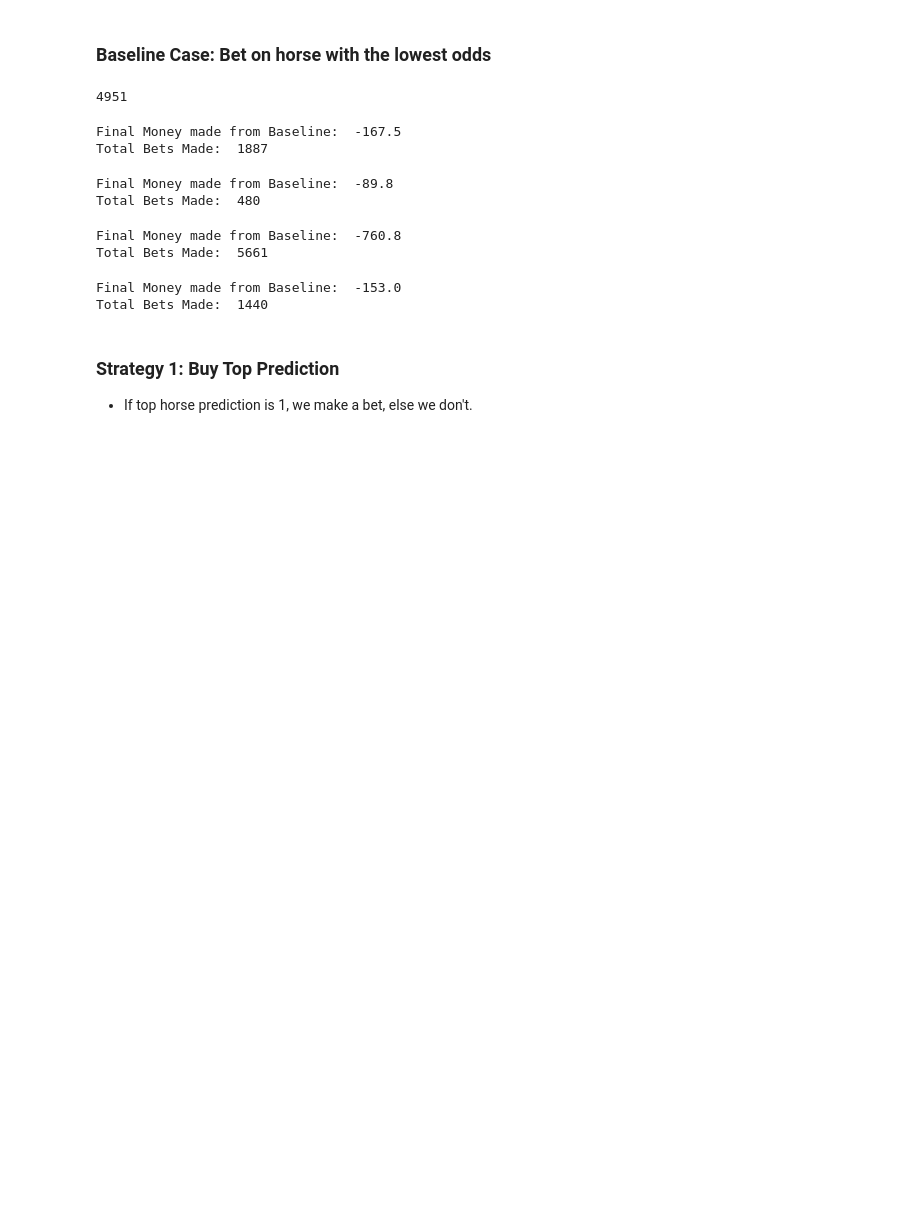
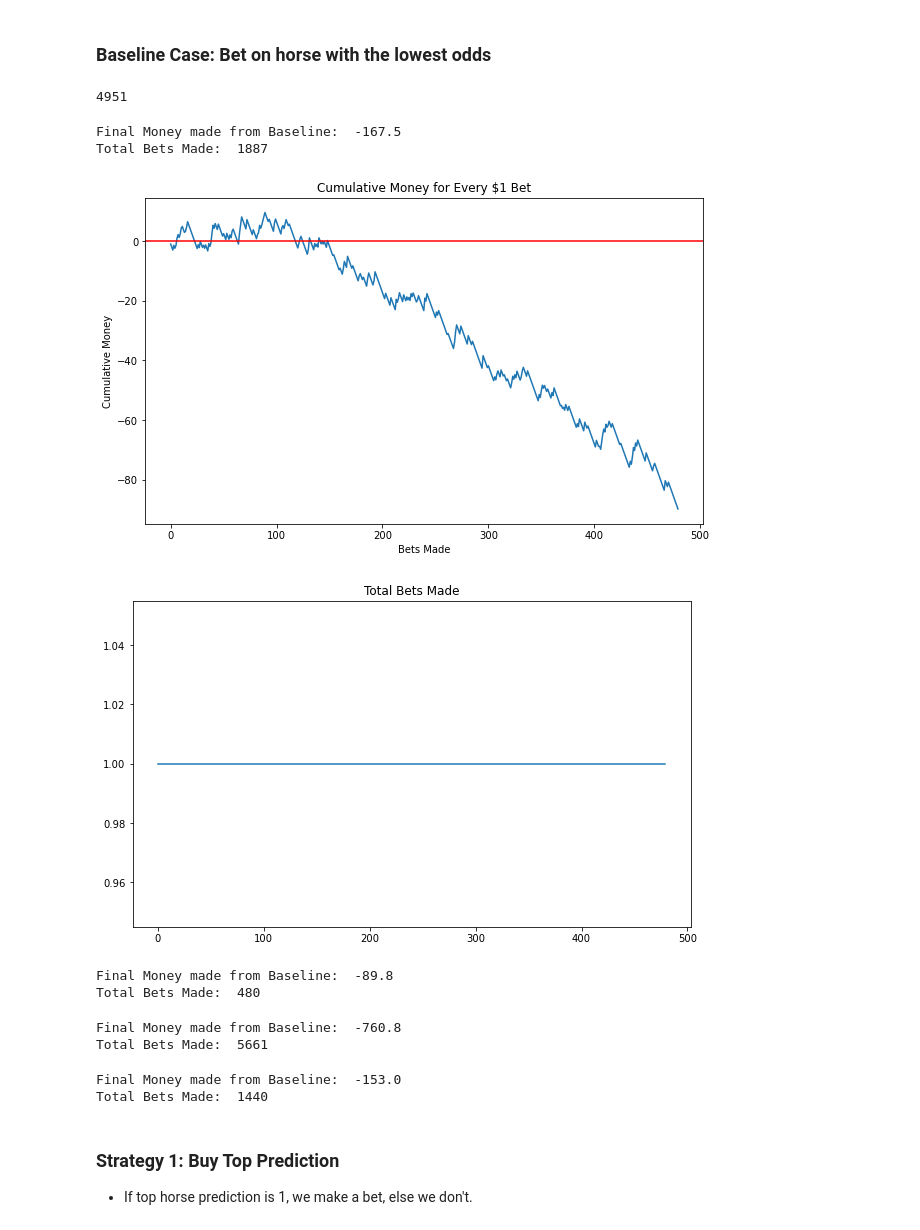
Before and after one commit to ethan-eplee/HorseRacePrediction, a Jupyter notebook: 06_backtesting.ipynb, the cells around one changed output. Saved outputs shown, nothing was run; the diff lists cells and outputs as text; code cells hidden in the pictures; blank space fills up the shorter version.

```diff
--- a/06_backtesting.ipynb
+++ b/06_backtesting.ipynb
@@ -107,8 +107,10 @@ def buy_lowest_odds(df, best_odds, graph=True):
         # Plot the cumulative money
         plt.figure(figsize=(10, 6))
         plt.plot(cumulative_money)
-        plt.title('Cumulative Money for Baseline Case')
-        plt.xlabel
+        plt.axhline(y=0, color='r', linestyle='-')
+        plt.title('Cumulative Money for Every $1 Bet')
+        plt.xlabel('Bets Made')
+        plt.ylabel('Cumulative Money')
         plt.show()
 
         # Plot the bets made
@@ -126,8 +128,10 @@ buy_lowest_odds(df_train, 1, False)
 Final Money made from Baseline:  -167.5
 Total Bets Made:  1887
 # %%
-buy_lowest_odds(df_test, 1, False)
+buy_lowest_odds(df_test, 1, True)
 # %% [output]
+[figure, added]
+[figure, added]
 Final Money made from Baseline:  -89.8
 Total Bets Made:  480
 # %%
```
Also changed, not shown: parts of 10 cells of this notebook, 12 other files.
